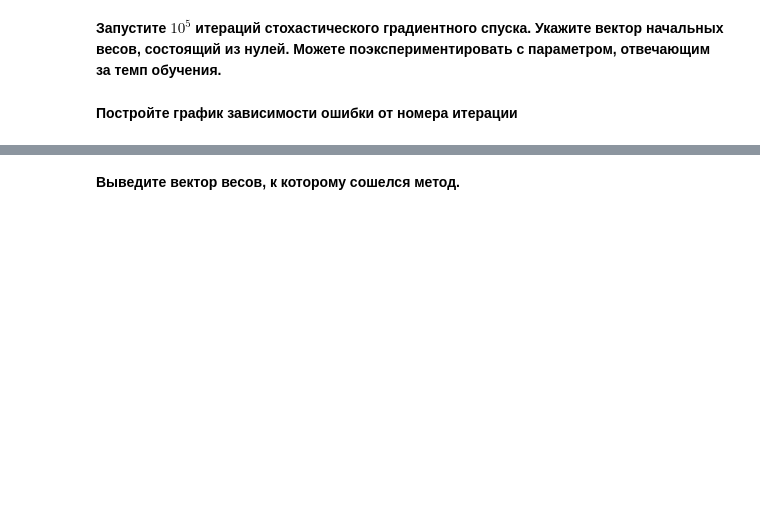
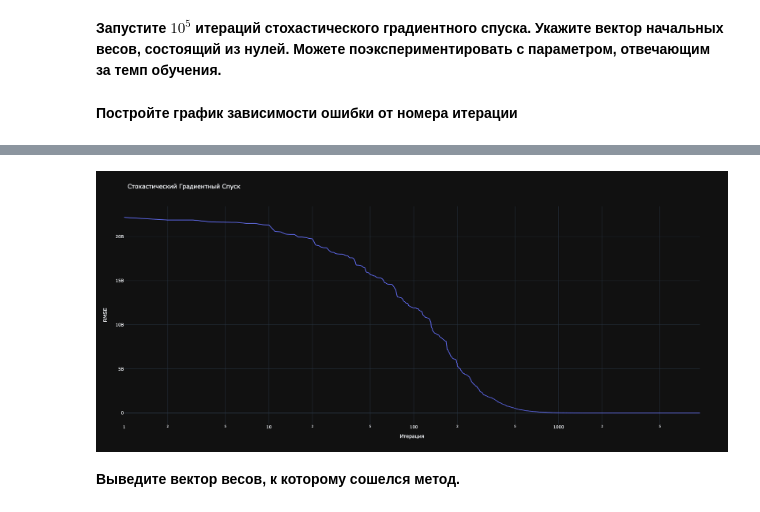
Before and after one commit to Mlkhall/ml-hw-2, a Jupyter notebook: Практика_Оптимизация.ipynb, the cells around one changed output, grey strips where cells are left out. Saved outputs shown, nothing was run; the diff lists cells and outputs as text; code cells hidden in the pictures; blank space fills up the shorter version.

```diff
--- a/Практика_Оптимизация.ipynb
+++ b/Практика_Оптимизация.ipynb
@@ -337,3 +333,13 @@ response.rmse_fig.show()
+# %%
+rmse_fig = response.rmse_fig
+rmse_fig.update_layout(
+    autosize=False,
+    width=1800,
+    height=800,
+)
+rmse_fig.show("png")
+# %% [output]
+[figure, added]
 # %% [markdown]
 **Выведите вектор весов, к которому сошелся метод.**
 # %%
```
Also changed, not shown: parts of 4 cells of this notebook.
